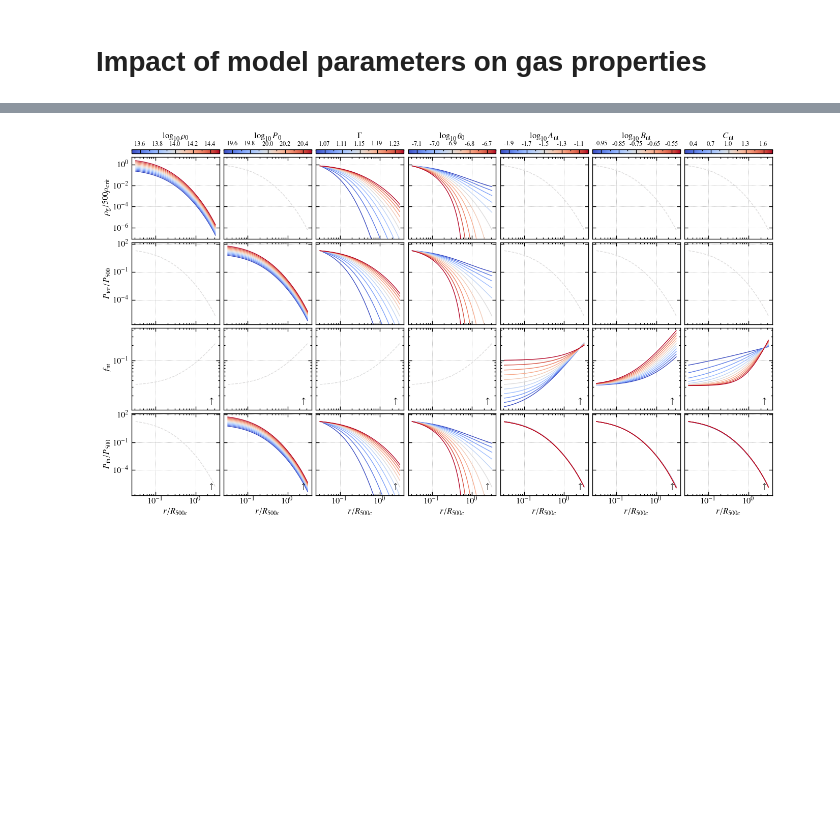
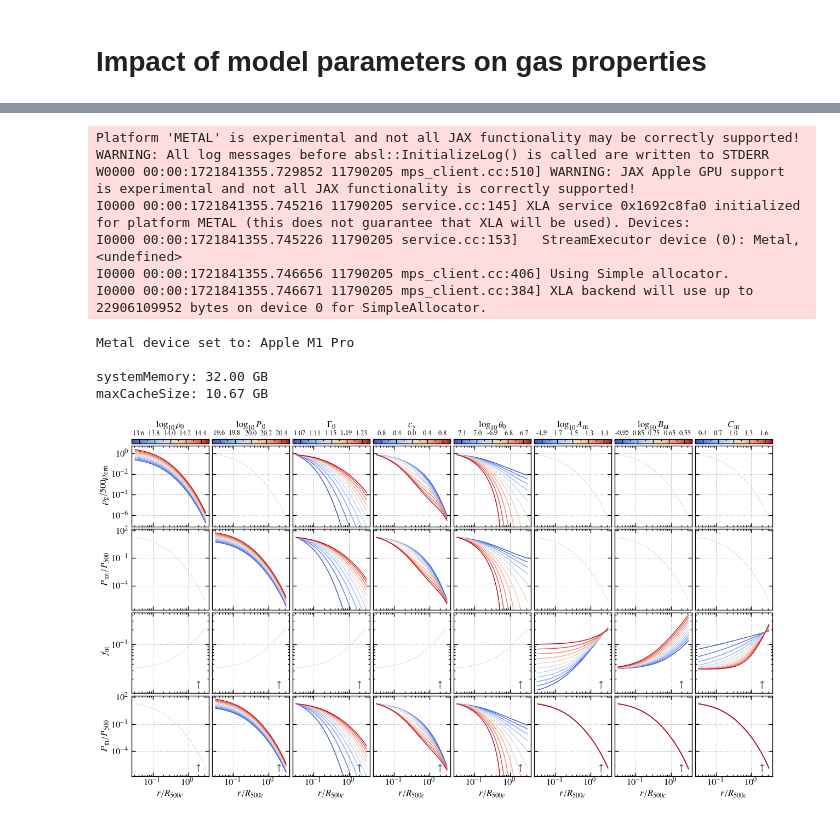
Before and after one commit to fkeruzore/picasso, a Jupyter notebook: docs/notebooks/plot_model_params.ipynb, the cells around one changed output, grey strips where cells are left out. Saved outputs shown, nothing was run; the diff lists cells and outputs as text; code cells hidden in the pictures; blank space fills up the shorter version.

Commit message:
change parameter impact notebook to include gamma(r)

```diff
--- a/docs/notebooks/plot_model_params.ipynb
+++ b/docs/notebooks/plot_model_params.ipynb
@@ -5,9 +3,15 @@
 # %%
+%matplotlib widget
+from jax import Array
+import jax.numpy as jnp
 import numpy as np
 import matplotlib.pyplot as plt
 import matplotlib as mpl
-from astropy.cosmology import FlatLambdaCDM
+from astropy.cosmology import FlatLambdaCDM, Cosmology
 from astropy.units import Unit
+from astropy.constants import G
+G = G.to("km2 Mpc Msun-1 s-2").value
+
 from picasso import utils, nonthermal, polytrop
 
 plt.rcParams.update(
@@ -184,10 +135,11 @@ fig.subplots_adjust(left=0.075, right=0.975, top=0.90, bottom=0.12, hspace=0.05,
 # %%
-param_names = ["rho_0", "P_0", "Gamma", "theta_0", "a", "b", "c"]
-param_latex = ["$\\log_{10} \\rho_0$", "$\\log_{10} P_0$", "$\\Gamma$", "$\\log_{10} \\theta_0$", "$\\log_{10} A_{\\rm nt}$", "$\\log_{10} B_{\\rm nt}$", "$C_{\\rm nt}$"]
+param_names = ["rho_0", "P_0", "Gamma_0", "c_gamma", "theta_0", "a", "b", "c"]
+param_latex = ["$\\log_{10} \\rho_0$", "$\\log_{10} P_0$", "$\\Gamma_0$", "$c_\\gamma$", "$\\log_{10} \\theta_0$", "$\\log_{10} A_{\\rm nt}$", "$\\log_{10} B_{\\rm nt}$", "$C_{\\rm nt}$"]
 params_fix = {
     "rho_0": 14.0,
     "P_0": 20.0,
-    "Gamma": 1.15,
+    "Gamma_0": 1.15,
+    "c_gamma": 0.0,
     "theta_0": -6.9,
     "a": -1.5,
     "b": -0.75,
@@ -196,7 +148,8 @@ params_fix = {
 params_var = {
     "rho_0": np.linspace(13.5, 14.5, 11),
     "P_0": np.linspace(19.5, 20.5, 11),
-    "Gamma": np.linspace(1.05, 1.25, 11),
+    "Gamma_0": np.linspace(1.05, 1.25, 11),
+    "c_gamma": np.linspace(-1.0, 1.0, 11),
     "theta_0": np.linspace(-7.15, -6.65, 11),
     "a": np.linspace(-2.0, -1.0, 11),
     "b": np.linspace(-1.0, -0.5, 11),
@@ -205,7 +158,8 @@ params_var = {
 impacts = {
     "rho_0": [0],
     "P_0": [1, 3],
-    "Gamma": [0, 1, 3],
+    "Gamma_0": [0, 1, 3],
+    "c_gamma": [0, 1, 3],
     "theta_0": [0, 1, 3],
     "a": [2, 3],
     "b": [2, 3],
@@ -217,9 +171,9 @@ M500c = 3.5e14  # h-1 Msun
 c500c = 5.0
 z = 0.0
 cosmo = FlatLambdaCDM(70.0, 0.3)
-nfw = utils.nfw.NFW(M500c / 0.7, c500c, "500c", 0.0, cosmo)
+nfw = NFW(M500c / 0.7, c500c, "500c", 0.0, cosmo)
 R500c = nfw.RDelta  # Mpc
-r_R500c = np.logspace(-1.5, 0.5, 128)
+r_R500c = jnp.logspace(-1.5, 0.5, 128)
 phi = nfw.potential(r_R500c * R500c)
 phi -= phi.min()
 rho500 = 500 * cosmo.critical_density(z).to("Msun/Mpc3").value / (cosmo.h ** 2)
@@ -230,7 +184,7 @@ p500 = (
 ) * Unit("keV cm-3").to("Msun Mpc-3 km2 s-2")
 
 cmapname="coolwarm"
-fig = plt.figure(figsize=(14, 8))
+fig = plt.figure(figsize=(13, 7))
 gs = mpl.gridspec.GridSpec(5, n_p, height_ratios=[0.05, 0.975, 0.975, 0.975, 0.975])
 cb_axs = [fig.add_subplot(gs[i]) for i in range(n_p)]
 axs = np.array([
@@ -247,8 +201,8 @@ for p in ["rho_0", "P_0", "theta_0", "a", "b"]:
 # axs[0, 1].loglog(r_R500c, rho_fix, lw=2, ls="--", color=plt.colormaps[cmapname](0.5))
 # axs[1, 0].loglog(r_R500c, Ptot_fix, lw=2, ls="--", color=plt.colormaps[cmapname](0.5))
 
-def compute_props(rho_0, P_0, Gamma, theta_0, a, b, c):
-    rho, P_tot = polytrop.rho_P_g(phi, rho_0, P_0, Gamma, theta_0)
+def compute_props(rho_0, P_0, Gamma_0, c_gamma, theta_0, a, b, c):
+    rho, P_tot = polytrop.rho_P_g(phi, r_R500c, rho_0, P_0, Gamma_0, c_gamma, theta_0)
     f_nt = nonthermal.f_nt_generic(r_R500c / 2.5, a, b, c)
     return rho / rho500, P_tot / p500, f_nt, (P_tot / p500) * (1 - f_nt)
 
@@ -259,7 +213,7 @@ for i_par_var, p_var in enumerate(param_names):
     cmap = mpl.cm.ScalarMappable(norm=norm, cmap=plt.colormaps[cmapname])
     cmap.set_array([])
 
-    par_vecs = {p: np.ones(11) * params_fix[p] for p in param_names}
+    par_vecs = {p: jnp.ones(11) * params_fix[p] for p in param_names}
     par_vecs[p_var] = params_var[p_var]
     for p in ["rho_0", "P_0", "theta_0", "a", "b"]:
         par_vecs[p] = 10**par_vecs[p]
@@ -275,35 +229,46 @@ for i_par_var, p_var in enumerate(param_names):
     cb = fig.colorbar(cmap, cax=cb_axs[i_par_var], orientation="horizontal", location="top")  #, ticks=params_var[p_var][::2])
     cb_axs[i_par_var].set_xticks(params_var[p_var], minor=True)
     cb_axs[i_par_var].set_xticks(params_var[p_var][1::2], np.round(params_var[p_var][1::2], 2), fontsize=9)
     cb.set_label(param_latex[i_par_var])
 
 for i_row, row in enumerate(axs):
     col_ref = [0, 1, 4, 1]
-    ylim = np.array([ax.get_ylim() for ax in row]).flatten()
+    ylim = jnp.array([ax.get_ylim() for ax in row]).flatten()
     for ax in row:
         if i_row == 2:
             ax.set_ylim(ylim.min(), ylim.max())
         else:
             ax.set_ylim(*row[col_ref[i_row]].get_ylim())
         if i_row == 3:
             ax.set_xlabel("$r / R_{500c}$")
         else:
             ax.set_xticklabels([])
         if i_row in [2, 3]:
-            ax.text(2.5, 0.1, "$\\uparrow$", fontsize=12, ha="center", va="center", transform=ax.get_xaxis_transform())
+            ax.text(2.0, 0.1, "$\\uparrow$", fontsize=12, ha="center", va="center", transform=ax.get_xaxis_transform())
     for ax in row[1:]:
         ax.set_yticklabels([])
 for ax in axs.flatten():
     ax.xaxis.set_ticks_position("both")
     ax.yaxis.set_ticks_position("both")
     ax.grid(":", zorder=-5)
 
 axs[0, 0].set_ylabel("$\\rho_{\\rm g} / 500 \\rho_{\\rm crit}$")
 axs[1, 0].set_ylabel("$P_{\\rm tot} / P_{500}$")
 axs[2, 0].set_ylabel("$f_{\\rm nt}$")
 axs[3, 0].set_ylabel("$P_{\\rm th} / P_{500}$")
 fig.align_labels()
-fig.subplots_adjust(left=0.05, right=0.95, top=0.95, bottom=0.1, hspace=0.05, wspace=0.05)
-# fig.savefig("impact_model_params.pdf")
+fig.subplots_adjust(left=0.05, right=0.95, top=0.95, bottom=0.07, hspace=0.04, wspace=0.04)
+fig.savefig("impact_model_params.pdf")
 # %% [output]
+Platform 'METAL' is experimental and not all JAX functionality may be correctly supported!
+WARNING: All log messages before absl::InitializeLog() is called are written to STDERR
+W0000 00:00:1721841355.729852 11790205 mps_client.cc:510] WARNING: JAX Apple GPU support is experimental and not all JAX functionality is correctly supported!
+I0000 00:00:1721841355.745216 11790205 service.cc:145] XLA service 0x1692c8fa0 initialized for platform METAL (this does not guarantee that XLA will be used). Devices:
+I0000 00:00:1721841355.745226 11790205 service.cc:153]   StreamExecutor device (0): Metal, <undefined>
+I0000 00:00:1721841355.746656 11790205 mps_client.cc:406] Using Simple allocator.
+I0000 00:00:1721841355.746671 11790205 mps_client.cc:384] XLA backend will use up to 22906109952 bytes on device 0 for SimpleAllocator.
+Metal device set to: Apple M1 Pro
+
+systemMemory: 32.00 GB
+maxCacheSize: 10.67 GB
-[figure, old version]
+[figure, new version]
```
Also changed, not shown: parts of 11 cells of this notebook.
